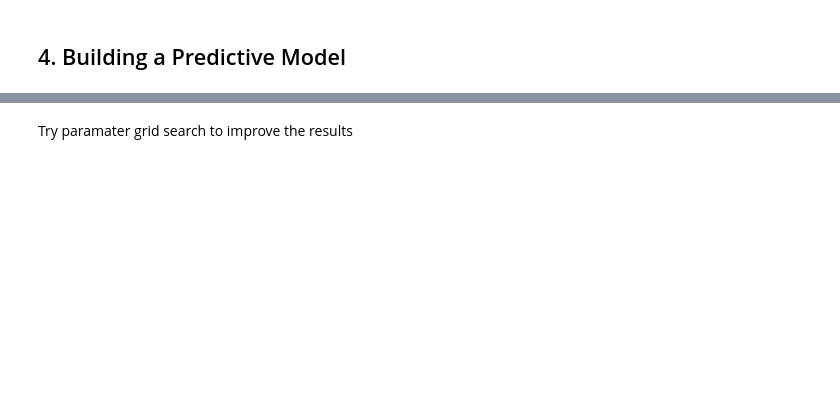
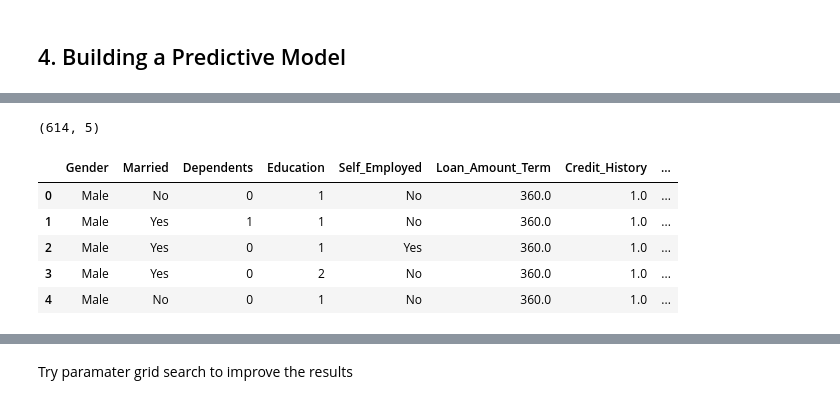
Before and after one commit to TasneemYou/mini-project-IV, a Jupyter notebook: mini-project-IV.ipynb, the cells around one changed output, grey strips where cells are left out. Cells and saved outputs as stored; diff of their text form; code cells hidden in the pictures; blank space fills up the shorter version.

```diff
--- a/mini-project-IV.ipynb
+++ b/mini-project-IV.ipynb
@@ -440,0 +449,2 @@ sns.distplot(df['TotalIncome'])
+# %%
+df.drop(['Loan_ID','ApplicantIncome','CoapplicantIncome','LoanAmount'],axis=1,inplace=True)
@@ -440,0 +485,4 @@ sns.distplot(df['TotalIncome'])
+# %%
+enc.shape
+# %% [output]
+(614, 5)
@@ -440,0 +492,9 @@ sns.distplot(df['TotalIncome'])
+# %%
+df3.head()
+# %% [output]
+|  | Gender | Married | Dependents | Education | Self_Employed | Loan_Amount_Term | Credit_History | ... |
+| 0 | Male | No | 0 | 1 | No | 360.0 | 1.0 | ... |
+| 1 | Male | Yes | 1 | 1 | No | 360.0 | 1.0 | ... |
+| 2 | Male | Yes | 0 | 1 | Yes | 360.0 | 1.0 | ... |
+| 3 | Male | Yes | 0 | 2 | No | 360.0 | 1.0 | ... |
+| 4 | Male | No | 0 | 1 | No | 360.0 | 1.0 | ... |
```
Also changed, not shown: parts of 56 cells of this notebook.
